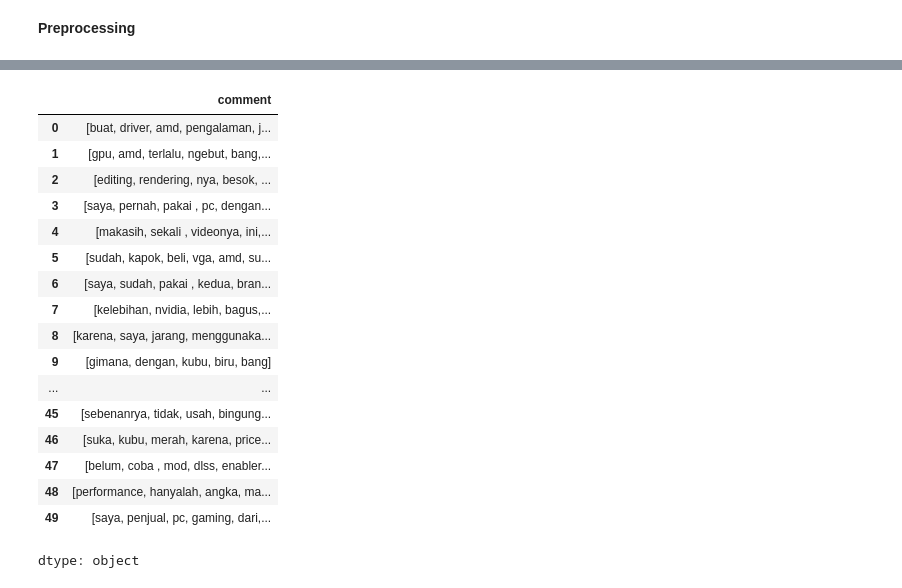
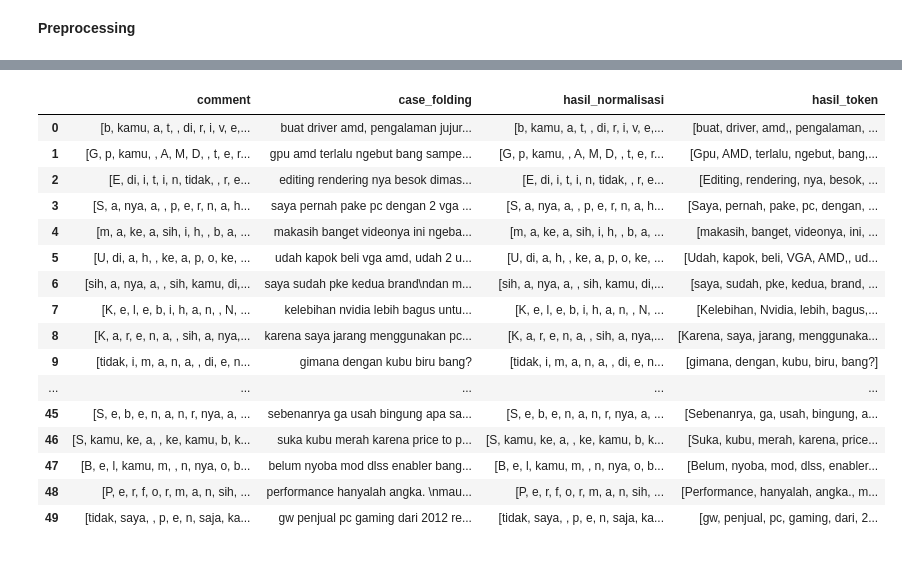
Before and after one commit to yoeda11/Ddd, a Jupyter notebook: As_new.ipynb, the cells around one changed output, grey strips where cells are left out. Drawn from its saved outputs; the diff is of its cells as text; code cells hidden in the pictures.

```diff
--- a/As_new.ipynb
+++ b/As_new.ipynb
@@ -27,6 +27,6 @@ yt.head()
 # %%
 # Case Folding
 # Mengubah semua teks menjadi huruf kecil.
-yt["comment"] = yt["comment"].str.lower()
+yt["case_folding"] = yt["comment"].str.lower()
 yt.head()
 # %% [output]
@@ -81,6 +81,6 @@ def clean_text(text):
 
   return text
 
-yt["comment"] = yt["comment"].apply(clean_text)
+yt["hasil_normalisasi"] = yt["comment"].apply(clean_text)
 yt.head()
 # %% [output]
@@ -93,6 +93,9 @@ yt.head()
 # %%
 # Tokenization
 # Memecah kalimat menjadi kata-kata (token)
-tokenized_commyt = yt["comment"].apply(lambda x: x.split())
-tokenized_commyt.head(50)
+# tokenized_commyt = yt["comment"].apply(lambda x: x.split())
+# tokenized_commyt.head(50)
+
+yt["hasil_token"] = yt["comment"].apply(lambda x: x.split())
+yt.head(50)
 # %% [output]
@@ -117,35 +119,37 @@ dtype: object
 # %%
 # Normalization (Normalisasi Kata)
 # Mengubah kata tidak baku/slang menjadi baku
 
 # Load kamus slang dari file csv
-slang_df = pd.read_csv("/content/drive/MyDrive/Colab Notebooks/AnalisisSentimen/AnalisisSentimen_3/Dataset/slangindo/slang_indo.csv")
+slang_df = pd.read_csv("/content/drive/MyDrive/Colab Notebooks/AnalisisSentimen/AnalisisSentimen_3/Dataset/slangindo/slang_indonesia.csv")
 slang_dict = dict(zip(slang_df["slang"], slang_df["formal"]))
 
 def normalized_text(tokens):
   return [slang_dict[word] if word in slang_dict else word for word in tokens]
 
-normalized_commyt = tokenized_commyt.apply(normalized_text)
-normalized_commyt.head(50)
+# normalized_commyt = tokenized_commyt.apply(normalized_text)
+# normalized_commyt.head(50)
+
+yt["comment"] = yt["comment"].apply(normalized_text)
+yt.head(50)
 # %% [output]
-|  | comment |
-| 0 | [buat, driver, amd, pengalaman, j... |
-| 1 | [gpu, amd, terlalu, ngebut, bang,... |
-| 2 | [editing, rendering, nya, besok, ... |
-| 3 | [saya, pernah, pakai , pc, dengan... |
-| 4 | [makasih, sekali , videonya, ini,... |
-| 5 | [sudah, kapok, beli, vga, amd, su... |
-| 6 | [saya, sudah, pakai , kedua, bran... |
-| 7 | [kelebihan, nvidia, lebih, bagus,... |
-| 8 | [karena, saya, jarang, menggunaka... |
-| 9 | [gimana, dengan, kubu, biru, bang] |
-| ... | ... |
-| 45 | [sebenanrya, tidak, usah, bingung... |
-| 46 | [suka, kubu, merah, karena, price... |
-| 47 | [belum, coba , mod, dlss, enabler... |
-| 48 | [performance, hanyalah, angka, ma... |
-| 49 | [saya, penjual, pc, gaming, dari,... |
+|  | comment | case_folding | hasil_normalisasi | hasil_token |
+| 0 | [b, kamu, a, t, , di, r, i, v, e,... | buat driver amd, pengalaman jujur... | [b, kamu, a, t, , di, r, i, v, e,... | [buat, driver, amd,, pengalaman, ... |
+| 1 | [G, p, kamu, , A, M, D, , t, e, r... | gpu amd terlalu ngebut bang sampe... | [G, p, kamu, , A, M, D, , t, e, r... | [Gpu, AMD, terlalu, ngebut, bang,... |
+| 2 | [E, di, i, t, i, n, tidak, , r, e... | editing rendering nya besok dimas... | [E, di, i, t, i, n, tidak, , r, e... | [Editing, rendering, nya, besok, ... |
+| 3 | [S, a, nya, a, , p, e, r, n, a, h... | saya pernah pake pc dengan 2 vga ... | [S, a, nya, a, , p, e, r, n, a, h... | [Saya, pernah, pake, pc, dengan, ... |
+| 4 | [m, a, ke, a, sih, i, h, , b, a, ... | makasih banget videonya ini ngeba... | [m, a, ke, a, sih, i, h, , b, a, ... | [makasih, banget, videonya, ini, ... |
+| 5 | [U, di, a, h, , ke, a, p, o, ke, ... | udah kapok beli vga amd, udah 2 u... | [U, di, a, h, , ke, a, p, o, ke, ... | [Udah, kapok, beli, VGA, AMD,, ud... |
+| 6 | [sih, a, nya, a, , sih, kamu, di,... | saya sudah pke kedua brand\ndan m... | [sih, a, nya, a, , sih, kamu, di,... | [saya, sudah, pke, kedua, brand, ... |
+| 7 | [K, e, l, e, b, i, h, a, n, , N, ... | kelebihan nvidia lebih bagus untu... | [K, e, l, e, b, i, h, a, n, , N, ... | [Kelebihan, Nvidia, lebih, bagus,... |
+| 8 | [K, a, r, e, n, a, , sih, a, nya,... | karena saya jarang menggunakan pc... | [K, a, r, e, n, a, , sih, a, nya,... | [Karena, saya, jarang, menggunaka... |
+| 9 | [tidak, i, m, a, n, a, , di, e, n... | gimana dengan kubu biru bang? | [tidak, i, m, a, n, a, , di, e, n... | [gimana, dengan, kubu, biru, bang?] |
+| ... | ... | ... | ... | ... |
+| 45 | [S, e, b, e, n, a, n, r, nya, a, ... | sebenanrya ga usah bingung apa sa... | [S, e, b, e, n, a, n, r, nya, a, ... | [Sebenanrya, ga, usah, bingung, a... |
+| 46 | [S, kamu, ke, a, , ke, kamu, b, k... | suka kubu merah karena price to p... | [S, kamu, ke, a, , ke, kamu, b, k... | [Suka, kubu, merah, karena, price... |
+| 47 | [B, e, l, kamu, m, , n, nya, o, b... | belum nyoba mod dlss enabler bang... | [B, e, l, kamu, m, , n, nya, o, b... | [Belum, nyoba, mod, dlss, enabler... |
+| 48 | [P, e, r, f, o, r, m, a, n, sih, ... | performance hanyalah angka. \nmau... | [P, e, r, f, o, r, m, a, n, sih, ... | [Performance, hanyalah, angka., m... |
+| 49 | [tidak, saya, , p, e, n, saja, ka... | gw penjual pc gaming dari 2012 re... | [tidak, saya, , p, e, n, saja, ka... | [gw, penjual, pc, gaming, dari, 2... |
-dtype: object
 # %%
 !pip install Sastrawi
 # %% [output]
```
Also changed, not shown: parts of 9 cells of this notebook.
